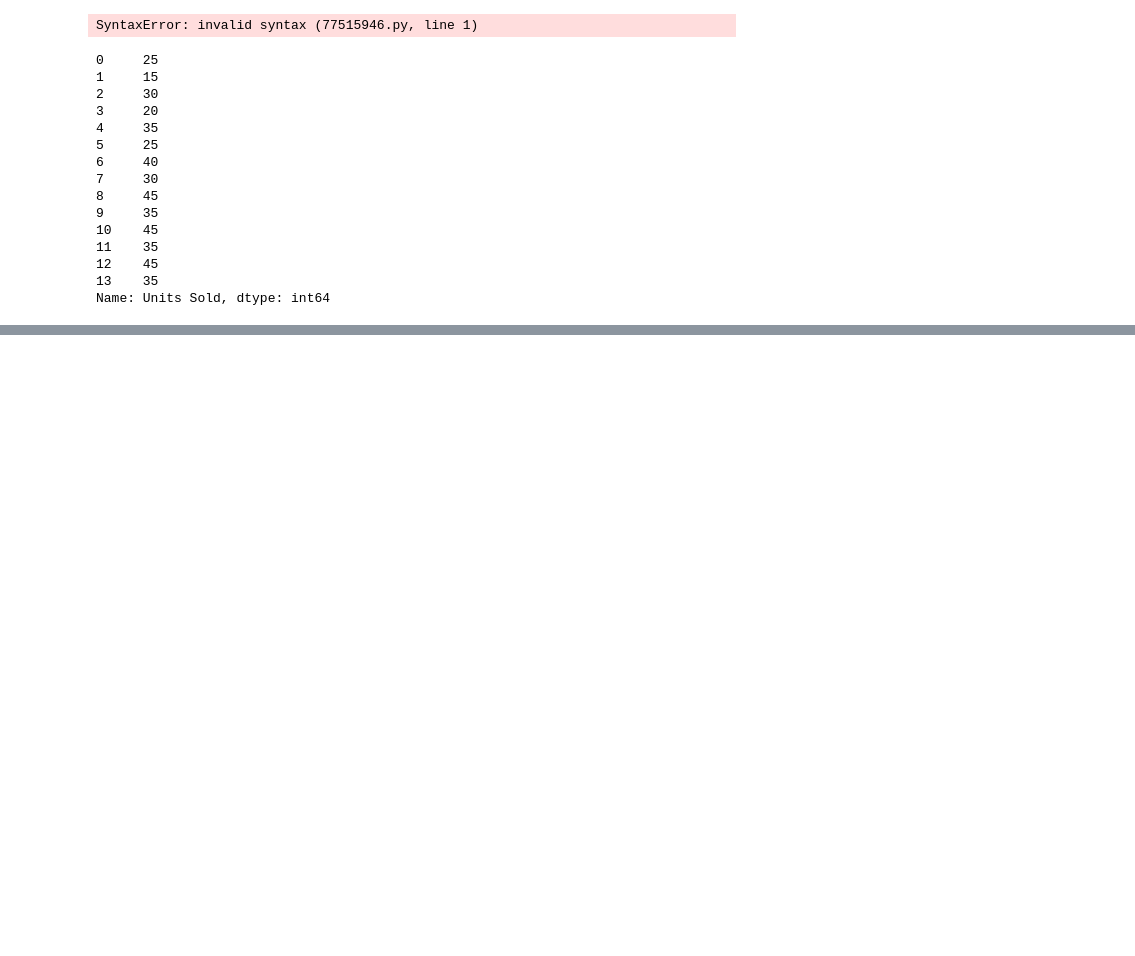
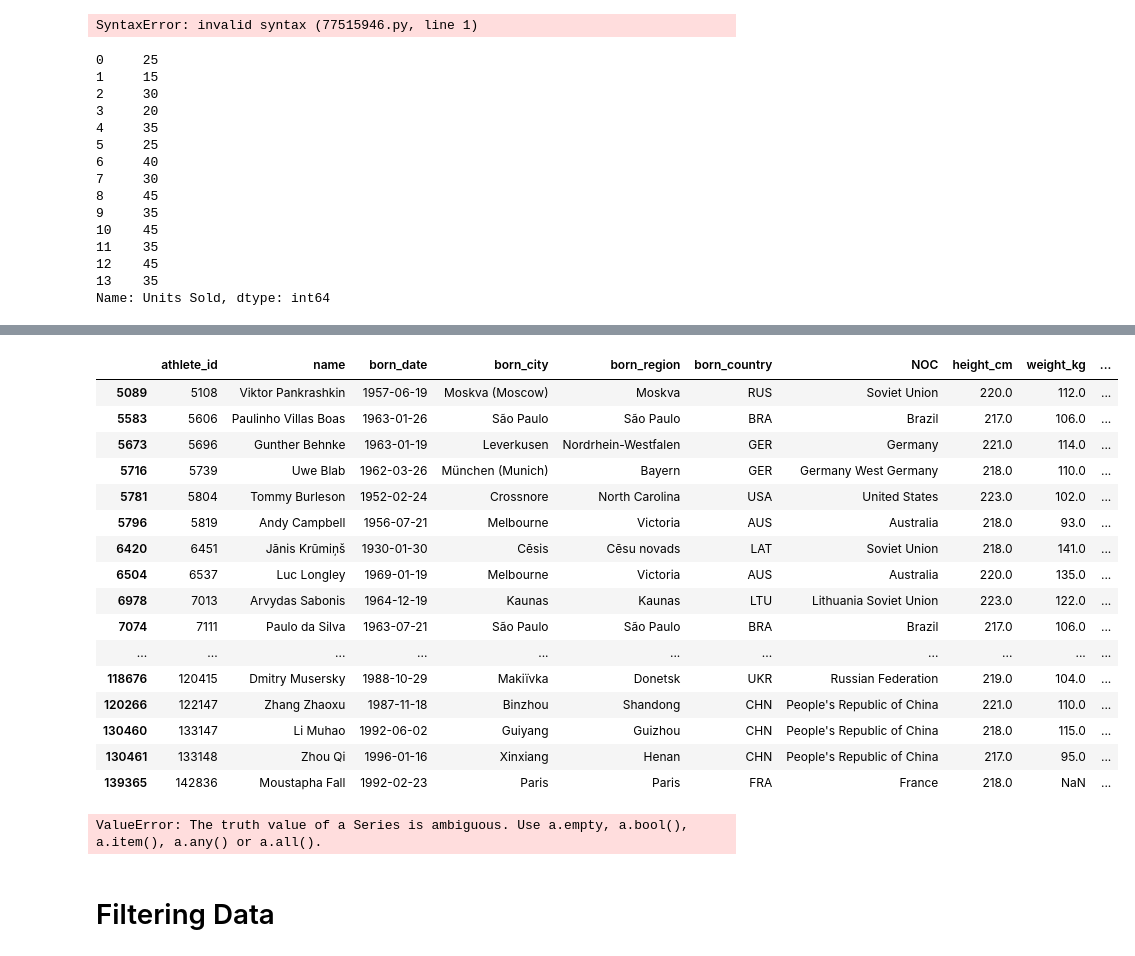
Before and after one commit to rohitsinghuid30/complete_pandas_tutorial, a Jupyter notebook: tutorial3.ipynb, the cells around one changed output, grey strips where cells are left out. Drawn from its saved outputs; the diff is of its cells as text; code cells hidden in the pictures; blank space fills up the shorter version.

```diff
--- a/tutorial3.ipynb
+++ b/tutorial3.ipynb
@@ -142,3 +142,5 @@ coffee["Units Sold"]
 12    45
 13    35
 Name: Units Sold, dtype: int64
+# %%
+bios=pd.read_csv("./src/data/bios.csv")
@@ -144,0 +185,26 @@ Name: Units Sold, dtype: int64
+# %%
+bios.loc[bios['height_cm']> 216]
+# %% [output]
+|  | athlete_id | name | born_date | born_city | born_region | born_country | NOC | height_cm | weight_kg | ... |
+| 5089 | 5108 | Viktor Pankrashkin | 1957-06-19 | Moskva (Moscow) | Moskva | RUS | Soviet Union | 220.0 | 112.0 | ... |
+| 5583 | 5606 | Paulinho Villas Boas | 1963-01-26 | São Paulo | São Paulo | BRA | Brazil | 217.0 | 106.0 | ... |
+| 5673 | 5696 | Gunther Behnke | 1963-01-19 | Leverkusen | Nordrhein-Westfalen | GER | Germany | 221.0 | 114.0 | ... |
+| 5716 | 5739 | Uwe Blab | 1962-03-26 | München (Munich) | Bayern | GER | Germany West Germany | 218.0 | 110.0 | ... |
+| 5781 | 5804 | Tommy Burleson | 1952-02-24 | Crossnore | North Carolina | USA | United States | 223.0 | 102.0 | ... |
+| 5796 | 5819 | Andy Campbell | 1956-07-21 | Melbourne | Victoria | AUS | Australia | 218.0 | 93.0 | ... |
+| 6420 | 6451 | Jānis Krūmiņš | 1930-01-30 | Cēsis | Cēsu novads | LAT | Soviet Union | 218.0 | 141.0 | ... |
+| 6504 | 6537 | Luc Longley | 1969-01-19 | Melbourne | Victoria | AUS | Australia | 220.0 | 135.0 | ... |
+| 6978 | 7013 | Arvydas Sabonis | 1964-12-19 | Kaunas | Kaunas | LTU | Lithuania Soviet Union | 223.0 | 122.0 | ... |
+| 7074 | 7111 | Paulo da Silva | 1963-07-21 | São Paulo | São Paulo | BRA | Brazil | 217.0 | 106.0 | ... |
+| ... | ... | ... | ... | ... | ... | ... | ... | ... | ... | ... |
+| 118676 | 120415 | Dmitry Musersky | 1988-10-29 | Makiïvka | Donetsk | UKR | Russian Federation | 219.0 | 104.0 | ... |
+| 120266 | 122147 | Zhang Zhaoxu | 1987-11-18 | Binzhou | Shandong | CHN | People's Republic of China | 221.0 | 110.0 | ... |
+| 130460 | 133147 | Li Muhao | 1992-06-02 | Guiyang | Guizhou | CHN | People's Republic of China | 218.0 | 115.0 | ... |
+| 130461 | 133148 | Zhou Qi | 1996-01-16 | Xinxiang | Henan | CHN | People's Republic of China | 217.0 | 95.0 | ... |
+| 139365 | 142836 | Moustapha Fall | 1992-02-23 | Paris | Paris | FRA | France | 218.0 | NaN | ... |
+# %%
+bios.loc[bios['height_cm']> 216 and bios['height_cm'] < 217]
+# %% [output]
+ValueError: The truth value of a Series is ambiguous. Use a.empty, a.bool(), a.item(), a.any() or a.all().
+# %% [markdown]
+# Filtering Data
```
Also changed, not shown: parts of 16 cells of this notebook.
